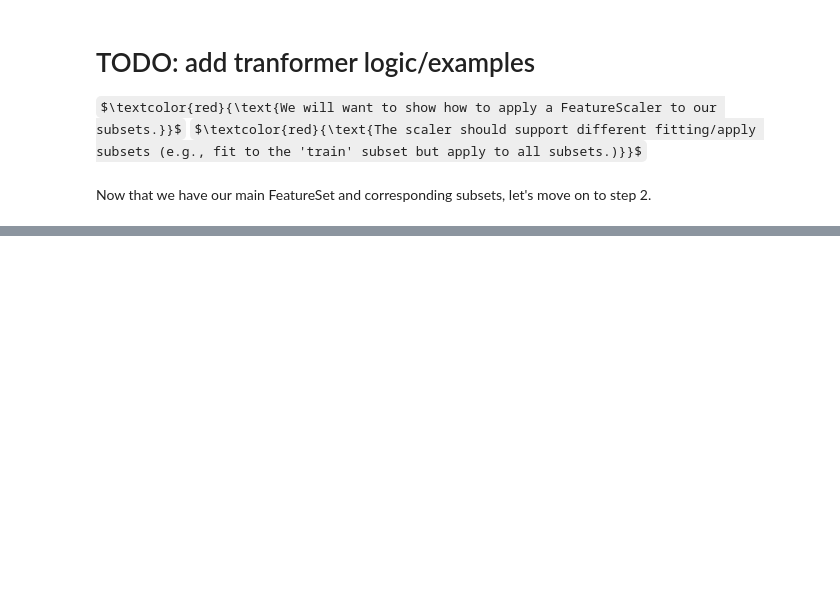
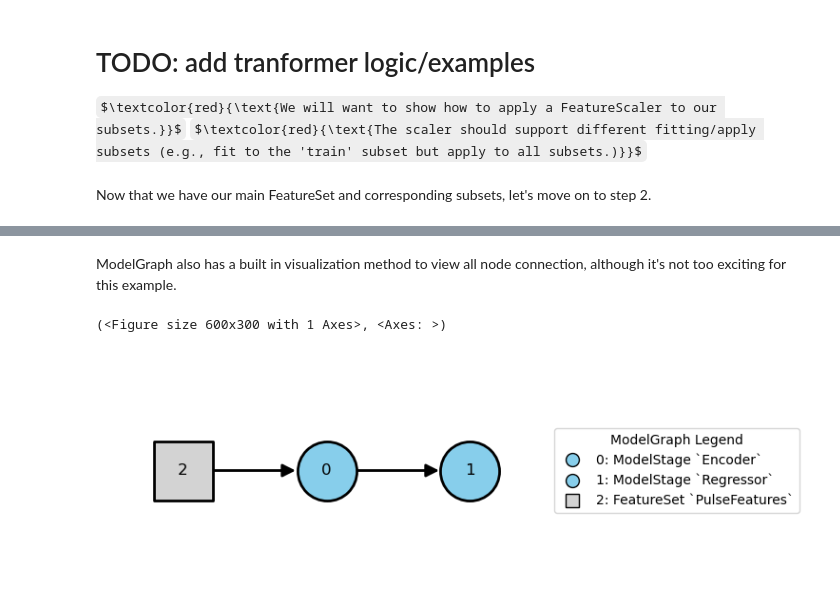
Before and after one commit to ben-nowacki/modular-ml, a Jupyter notebook: examples/walk_through.ipynb, the cells around one changed output, grey strips where cells are left out. Drawn from its saved outputs; the diff is of its cells as text; code cells hidden in the pictures; some formulas as TeX source; blank space fills up the shorter version.

Commit message:
Updated example notebook

```diff
--- a/examples/walk_through.ipynb
+++ b/examples/walk_through.ipynb
@@ -188,13 +189,20 @@ Just leave the input and output shapes as None, and ModularML will handle the re
 # %%
-from modularml.core.model_stage import ModelStage
-from modularml.core.optimizer import Optimizer
+from modularml.core.model_graph.model_stage import ModelStage, StageInput
+from modularml.core.model_graph.model_graph import ModelGraph
+from modularml.core.model_graph.optimizer import Optimizer
 from modularml.models import SequentialCNN, SequentialMLP
 from modularml.utils.backend import Backend
 
-# ms_encoder = ModelStage(
-# 	model=SequentialCNN(n_layers=2, hidden_dim=16, flatten_output=True),
-# 	name="encoder",
-# 	input_from=StageInput(source='VoltageFeatures'),
-# 	loss=None,
-# 	optimizer=Optimizer(name='adam', backend=Backend.TORCH)
-# )
+ms_encoder = ModelStage(
+	model=SequentialCNN(output_shape=(1, 32), n_layers=2, hidden_dim=16, flatten_output=True),
+	label="Encoder",
+	inputs=StageInput(source='PulseFeatures'),				# input from FeatureSet
+	optimizer=Optimizer(name='adam', backend=Backend.TORCH)
+)
+
+ms_regressor = ModelStage(
+	model=SequentialMLP(output_shape=(1,1), n_layers=2, hidden_dim=16),
+ 	label='Regressor',
+  	inputs=StageInput(source='Encoder'),					# input from Encoder
+	optimizer=Optimizer(name='adam', backend=Backend.TORCH)
+)
@@ -279,0 +213,5 @@ stage.visualize()
+# %%
+# Order of node arguments don't matter but make sure you include any
+# FeatureSets referenced by any ModelStage.inputs
+mg = ModelGraph(nodes=[fs, ms_regressor, ms_encoder, ])
+mg.build_all()
@@ -279,0 +236,7 @@ stage.visualize()
+# %% [markdown]
+ModelGraph also has a built in visualization method to view all node connection, although it's not too exciting for this example.
+# %%
+mg.visualize()
+# %% [output]
+(<Figure size 600x300 with 1 Axes>, <Axes: >)
+[figure, added]
```
Also changed, not shown: parts of 14 cells of this notebook, 4 other files.
